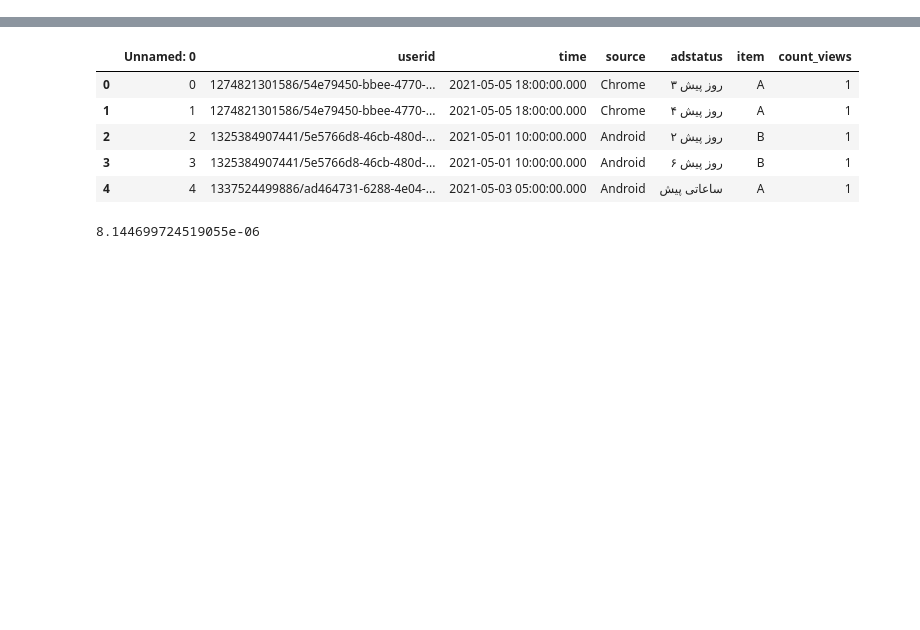
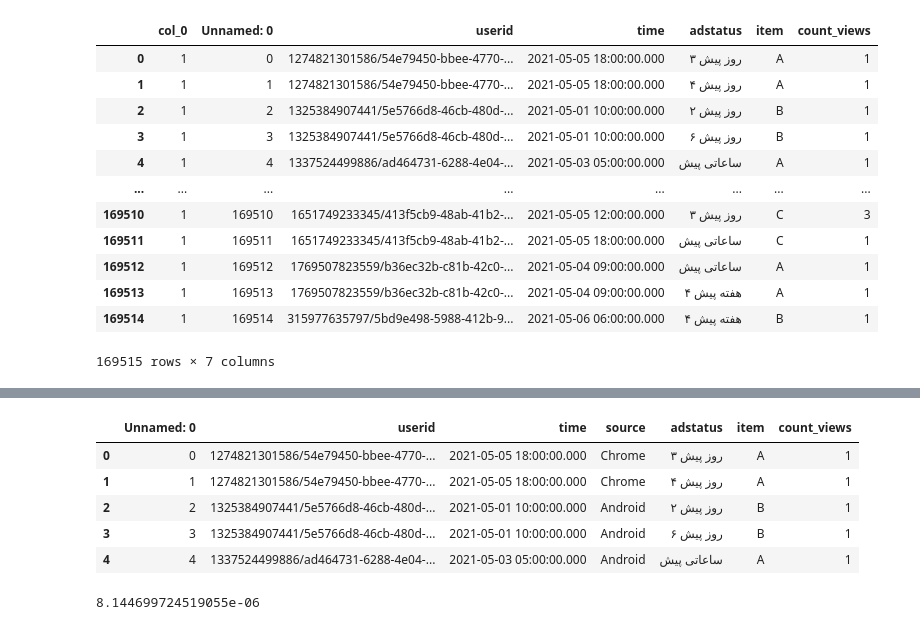
Before and after one commit to sasansharifipour/Spark_Class, a Jupyter notebook: train_sheypoor.ipynb, the cells around one changed output, grey strips where cells are left out. Drawn from its saved outputs; the diff is of its cells as text; code cells hidden in the pictures; blank space fills up the shorter version.

```diff
--- a/train_sheypoor.ipynb
+++ b/train_sheypoor.ipynb
@@ -23,6 +26,23 @@ data.csv                [  <=>               ]  18.12M  52.7MB/s    in 0.3s
 # %%
 import pandas as pd
 
 data = pd.read_csv('data.csv')
 
 df = pd.DataFrame(data)
+
+encoder=ce.HashingEncoder(cols='source',n_components=1)
+encoder.fit_transform(df)
+# %% [output]
+|  | col_0 | Unnamed: 0 | userid | time | adstatus | item | count_views |
+| 0 | 1 | 0 | 1274821301586/54e79450-bbee-4770-... | 2021-05-05 18:00:00.000 | ۳ روز پیش | A | 1 |
+| 1 | 1 | 1 | 1274821301586/54e79450-bbee-4770-... | 2021-05-05 18:00:00.000 | ۴ روز پیش | A | 1 |
+| 2 | 1 | 2 | 1325384907441/5e5766d8-46cb-480d-... | 2021-05-01 10:00:00.000 | ۲ روز پیش | B | 1 |
+| 3 | 1 | 3 | 1325384907441/5e5766d8-46cb-480d-... | 2021-05-01 10:00:00.000 | ۶ روز پیش | B | 1 |
+| 4 | 1 | 4 | 1337524499886/ad464731-6288-4e04-... | 2021-05-03 05:00:00.000 | ساعاتی پیش | A | 1 |
+| ... | ... | ... | ... | ... | ... | ... | ... |
+| 169510 | 1 | 169510 | 1651749233345/413f5cb9-48ab-41b2-... | 2021-05-05 12:00:00.000 | ۳ روز پیش | C | 3 |
+| 169511 | 1 | 169511 | 1651749233345/413f5cb9-48ab-41b2-... | 2021-05-05 18:00:00.000 | ساعاتی پیش | C | 1 |
+| 169512 | 1 | 169512 | 1769507823559/b36ec32b-c81b-42c0-... | 2021-05-04 09:00:00.000 | ساعاتی پیش | A | 1 |
+| 169513 | 1 | 169513 | 1769507823559/b36ec32b-c81b-42c0-... | 2021-05-04 09:00:00.000 | ۴ هفته پیش | A | 1 |
+| 169514 | 1 | 169514 | 315977635797/5bd9e498-5988-412b-9... | 2021-05-06 06:00:00.000 | ۴ هفته پیش | B | 1 |
+169515 rows × 7 columns
```
Also changed, not shown: parts of 4 cells of this notebook.
